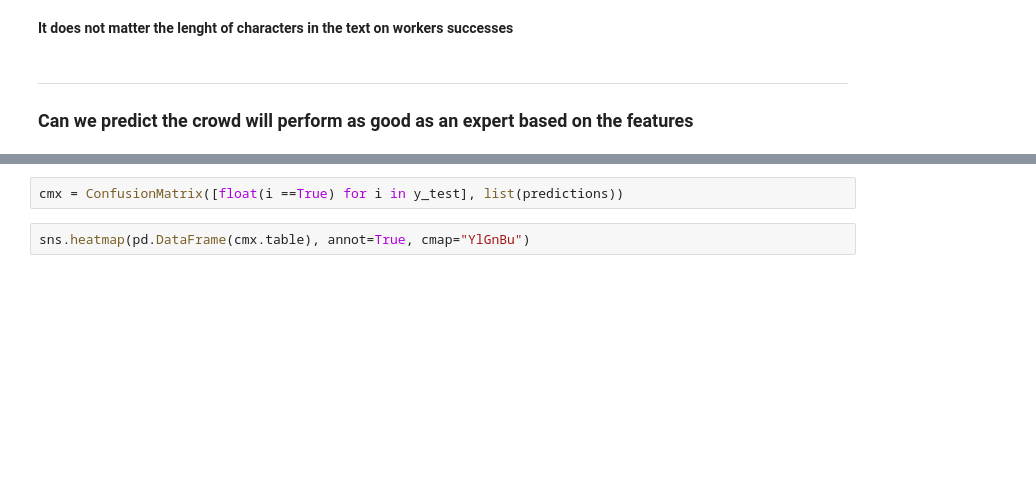
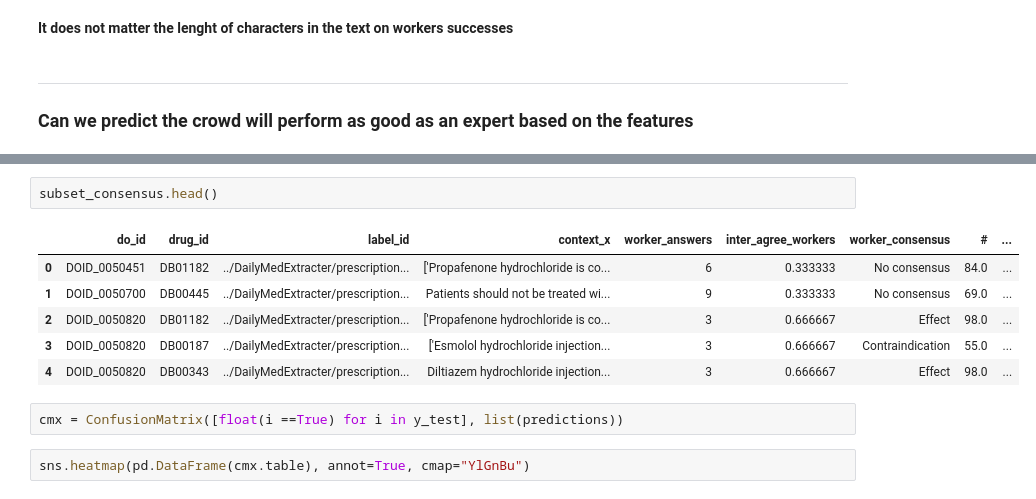
Before and after one commit to MaastrichtU-IDS/OptimAL, a Jupyter notebook: analysis/OverlapAnalysis.ipynb, the cells around one changed output, grey strips where cells are left out. Cells and saved outputs as stored; diff of their text form; blank space fills up the shorter version.

```diff
--- a/analysis/OverlapAnalysis.ipynb
+++ b/analysis/OverlapAnalysis.ipynb
@@ -220,3 +242,12 @@ Accuracy: 76.60%
+# %%
+subset_consensus.head()
+# %% [output]
+|  | do_id | drug_id | label_id | context_x | worker_answers | inter_agree_workers | worker_consensus | # | ... |
+| 0 | DOID_0050451 | DB01182 | ../DailyMedExtracter/prescription... | ['Propafenone hydrochloride is co... | 6 | 0.333333 | No consensus | 84.0 | ... |
+| 1 | DOID_0050700 | DB00445 | ../DailyMedExtracter/prescription... | Patients should not be treated wi... | 9 | 0.333333 | No consensus | 69.0 | ... |
+| 2 | DOID_0050820 | DB01182 | ../DailyMedExtracter/prescription... | ['Propafenone hydrochloride is co... | 3 | 0.666667 | Effect | 98.0 | ... |
+| 3 | DOID_0050820 | DB00187 | ../DailyMedExtracter/prescription... | ['Esmolol hydrochloride injection... | 3 | 0.666667 | Contraindication | 55.0 | ... |
+| 4 | DOID_0050820 | DB00343 | ../DailyMedExtracter/prescription... | Diltiazem hydrochloride injection... | 3 | 0.666667 | Effect | 98.0 | ... |
 # %%
 cmx = ConfusionMatrix([float(i ==True) for i in y_test], list(predictions))
 # %%
```
Also changed, not shown: parts of 17 cells of this notebook, 8 other files.
